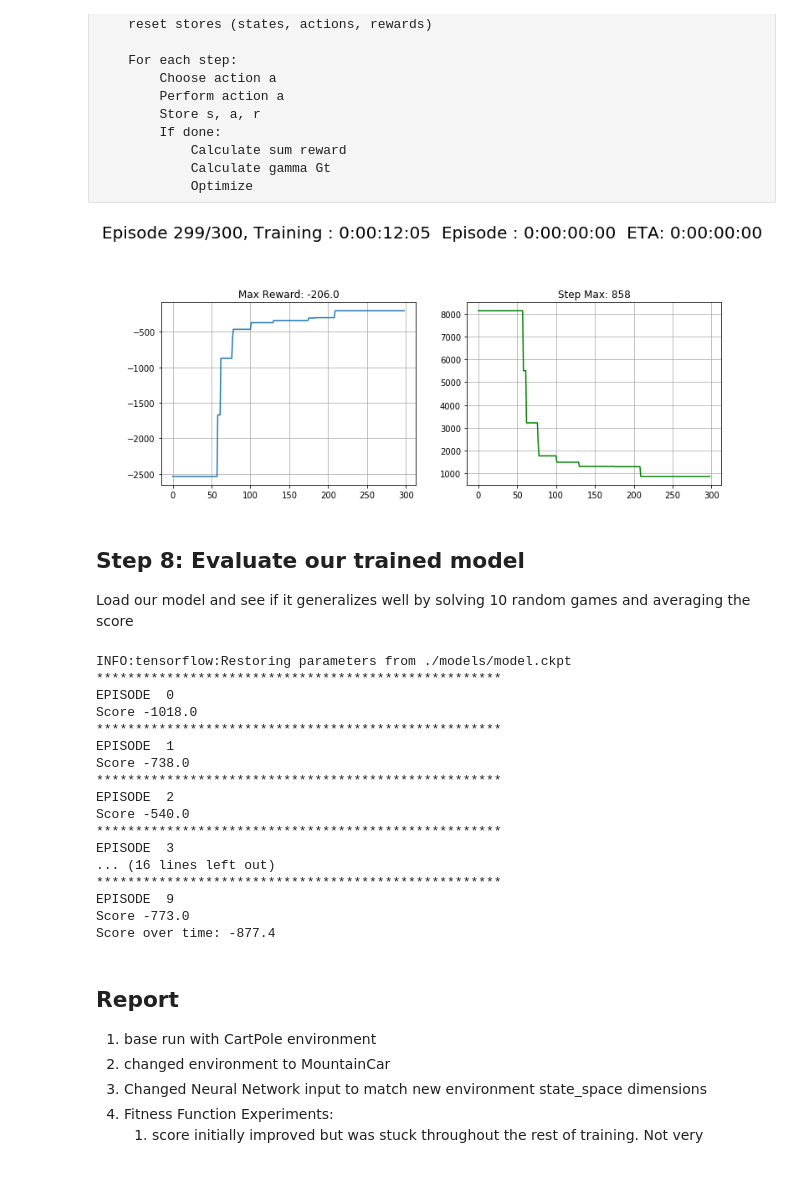
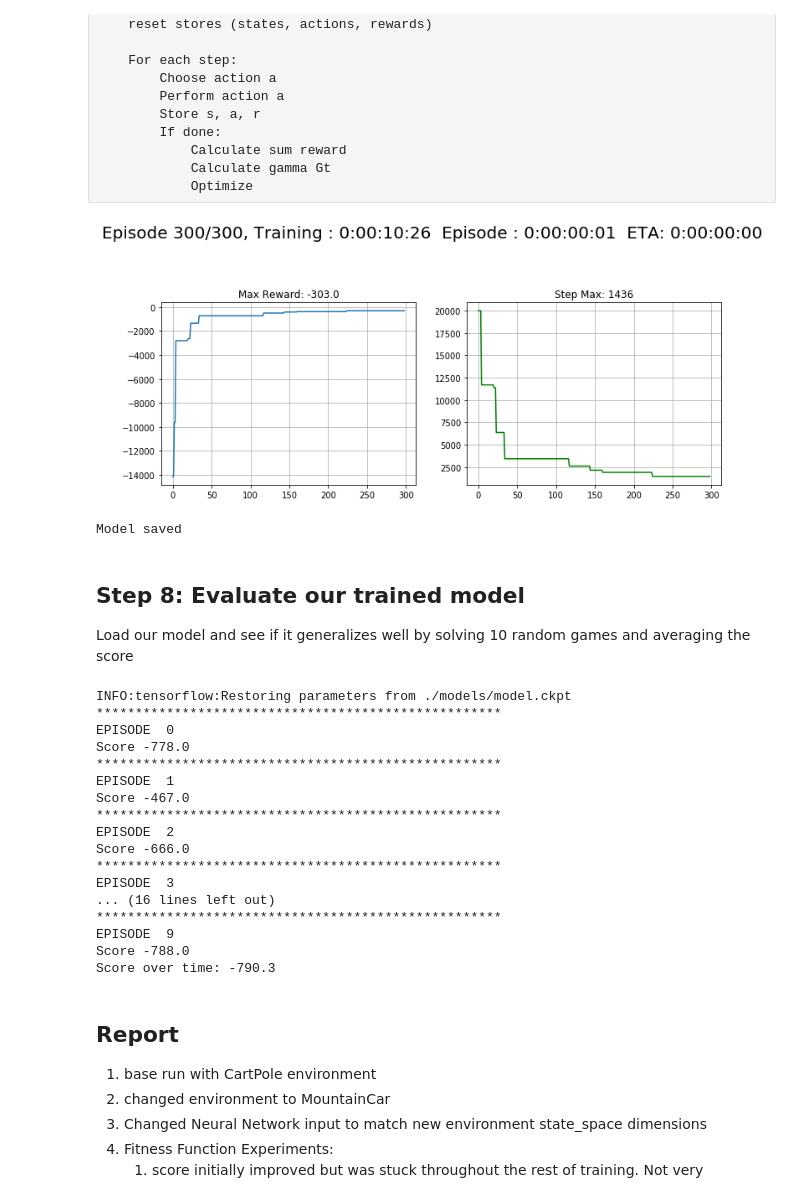
Before and after one commit to redpanda-ai/move_37, a Jupyter notebook: week_8/homework.ipynb, the cells around one changed output. Cells and saved outputs as stored; diff of their text form; code cells hidden in the pictures.

```diff
--- a/week_8/homework.ipynb
+++ b/week_8/homework.ipynb
@@ -39,7 +39,7 @@ action_size = env.action_space.n
 ## TRAINING Hyperparameters
 max_episodes = 300
 learning_rate = 0.01
-STEP_MULTIPLE = 3.0
+STEP_MULTIPLE = 4.0
 gamma = 0.95 # Discount rate
 # %% [markdown]
 ## Step 4 : Define the preprocessing functions️
@@ -196,7 +196,7 @@ def plot_me(max_reward_history, episode, max_episodes, step_max, max_reward,
     sim_delta_r = time_delta_report(sim_delta)
     remaining_episodes = max_episodes - episode - 1
 
-    fig.suptitle(f"Episode {episode}/{max_episodes}, "
+    fig.suptitle(f"Episode {episode + 1}/{max_episodes}, "
                  f"Training : {sim_delta_r}  Episode : {ep_delta_r}  "
                  f"ETA: {eta_r}",
                  fontsize=20, y=1.2)
@@ -335,35 +335,36 @@ with tf.Session() as sess:
                         input_: np.vstack(np.array(episode_states)),
                         actions: np.vstack(np.array(episode_actions)),
                         discounted_episode_rewards_: discounted_episode_rewards
                     }
                 )
 
                 # Write TF Summaries
                 summary = sess.run(write_op,
                    feed_dict={
                        input_: np.vstack(np.array(episode_states)),
                        actions: np.vstack(np.array(episode_actions)),
                        discounted_episode_rewards_: discounted_episode_rewards,
                        mean_reward_: mean_reward
                    }
                 )
 
                 writer.add_summary(summary, episode)
                 writer.flush()
 
                 # Reset the transition stores
                 episode_states, episode_actions, episode_rewards = [],[],[]
 
                 break
 
             state = new_state
 
         # Save Model
-        if episode % 100 == 0:
+        if episode % 100 == 99:
             saver.save(sess, "./models/model.ckpt")
             print("Model saved")
 # %% [output]
-[figure, old version]
+[figure, new version]
+Model saved
 # %% [markdown]
 ## Step 8: Evaluate our trained model
 
@@ -408,20 +409,20 @@ with tf.Session() as sess:
 INFO:tensorflow:Restoring parameters from ./models/model.ckpt
 ****************************************************
 EPISODE  0
-Score -1018.0
+Score -778.0
 ****************************************************
 EPISODE  1
-Score -738.0
+Score -467.0
 ****************************************************
 EPISODE  2
-Score -540.0
+Score -666.0
 ****************************************************
 EPISODE  3
 ... (16 lines left out)
 ****************************************************
 EPISODE  9
-Score -773.0
-Score over time: -877.4
+Score -788.0
+Score over time: -790.3
 # %% [markdown]
 ## Report
 
```
